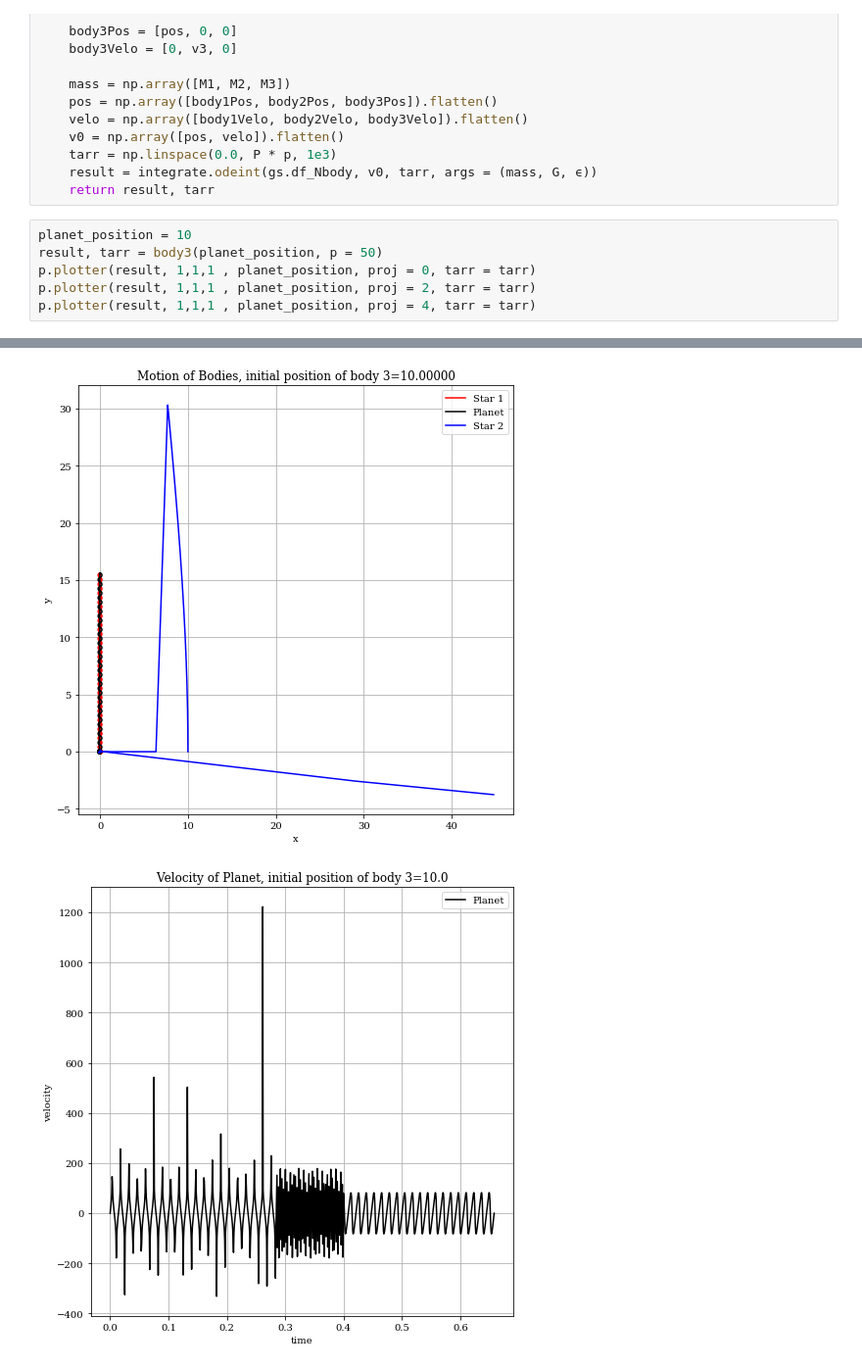
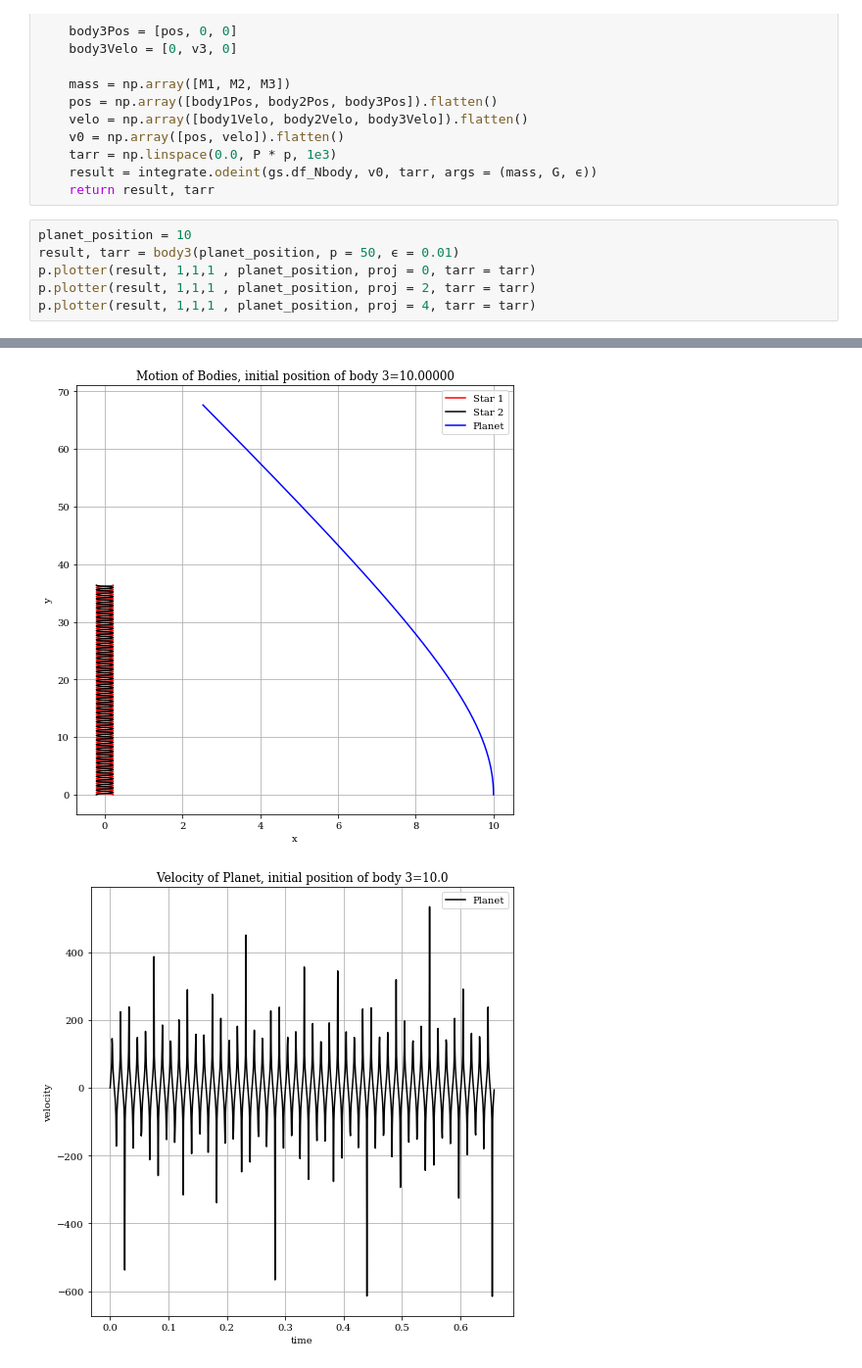
Before and after one commit to ReiCampo/Project-2-Exoplanets, a Jupyter notebook: Project2-Exoplanets.ipynb, the cells around one changed output, grey strips where cells are left out. Shown at 98% size. Drawn from its saved outputs; the diff is of its cells as text.

```diff
--- a/Project2-Exoplanets.ipynb
+++ b/Project2-Exoplanets.ipynb
@@ -75,11 +75,11 @@ def body3(pos, p = 1, ϵ = 0.0001):
     return result, tarr
 # %%
 planet_position = 10
-result, tarr = body3(planet_position, p = 50)
+result, tarr = body3(planet_position, p = 50, ϵ = 0.01)
 p.plotter(result, 1,1,1 , planet_position, proj = 0, tarr = tarr)
 p.plotter(result, 1,1,1 , planet_position, proj = 2, tarr = tarr)
 p.plotter(result, 1,1,1 , planet_position, proj = 4, tarr = tarr)
 # %% [output]
 [figure]
-[figure, old version]
+[figure, new version]
-[figure, old version]
+[figure, new version]
```
Also changed, not shown: parts of 7 cells of this notebook.
